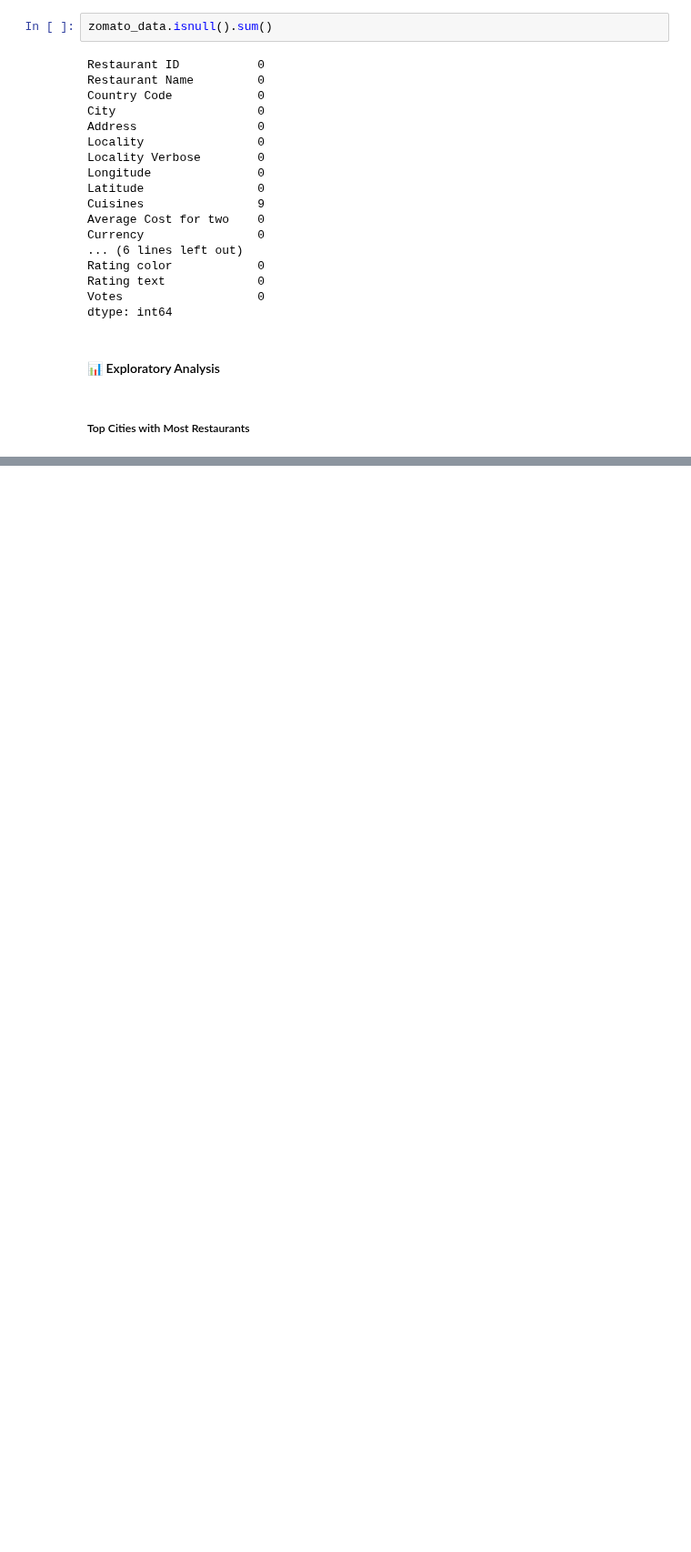
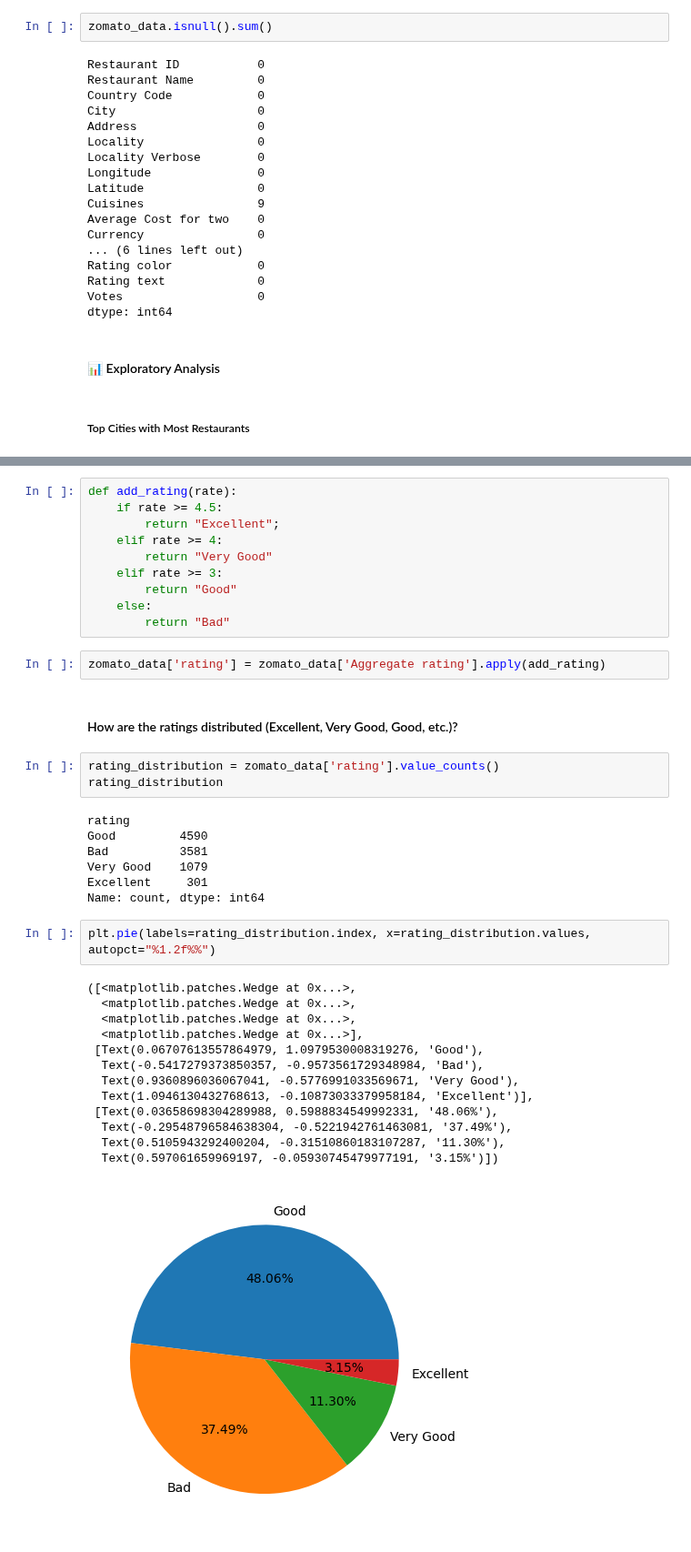
Before and after one commit to Himmu5/data-analysis, a Jupyter notebook: notebooks/zomato_analysis.ipynb, the cells around one changed output, grey strips where cells are left out. Shown at 91% size. Drawn from its saved outputs; the diff is of its cells as text; blank space fills up the shorter version.

```diff
--- a/notebooks/zomato_analysis.ipynb
+++ b/notebooks/zomato_analysis.ipynb
@@ -62,0 +112,40 @@ zomato_data.aggregate('City').value_counts().reset_index().head(10)
+# %%
+def add_rating(rate):
+    if rate >= 4.5:
+        return "Excellent";
+    elif rate >= 4:
+        return "Very Good"
+    elif rate >= 3:
+        return "Good"
+    else:
+        return "Bad"
+# %%
+zomato_data['rating'] = zomato_data['Aggregate rating'].apply(add_rating)
+# %% [markdown]
+#### How are the ratings distributed (Excellent, Very Good, Good, etc.)?
+# %%
+rating_distribution = zomato_data['rating'].value_counts()
+rating_distribution
+# %% [output]
+rating
+Good         4590
+Bad          3581
+Very Good    1079
+Excellent     301
+Name: count, dtype: int64
+# %%
+plt.pie(labels=rating_distribution.index, x=rating_distribution.values, autopct="%1.2f%%")
+# %% [output]
+([<matplotlib.patches.Wedge at 0x...>,
+  <matplotlib.patches.Wedge at 0x...>,
+  <matplotlib.patches.Wedge at 0x...>,
+  <matplotlib.patches.Wedge at 0x...>],
+ [Text(0.06707613557864979, 1.0979530008319276, 'Good'),
+  Text(-0.5417279373850357, -0.9573561729348984, 'Bad'),
+  Text(0.9360896036067041, -0.5776991033569671, 'Very Good'),
+  Text(1.0946130432768613, -0.10873033379958184, 'Excellent')],
+ [Text(0.03658698304289988, 0.5988834549992331, '48.06%'),
+  Text(-0.29548796584638304, -0.5221942761463081, '37.49%'),
+  Text(0.5105943292400204, -0.31510860183107287, '11.30%'),
+  Text(0.597061659969197, -0.05930745479977191, '3.15%')])
+[figure, added]
```
Also changed, not shown: parts of 14 cells of this notebook.
